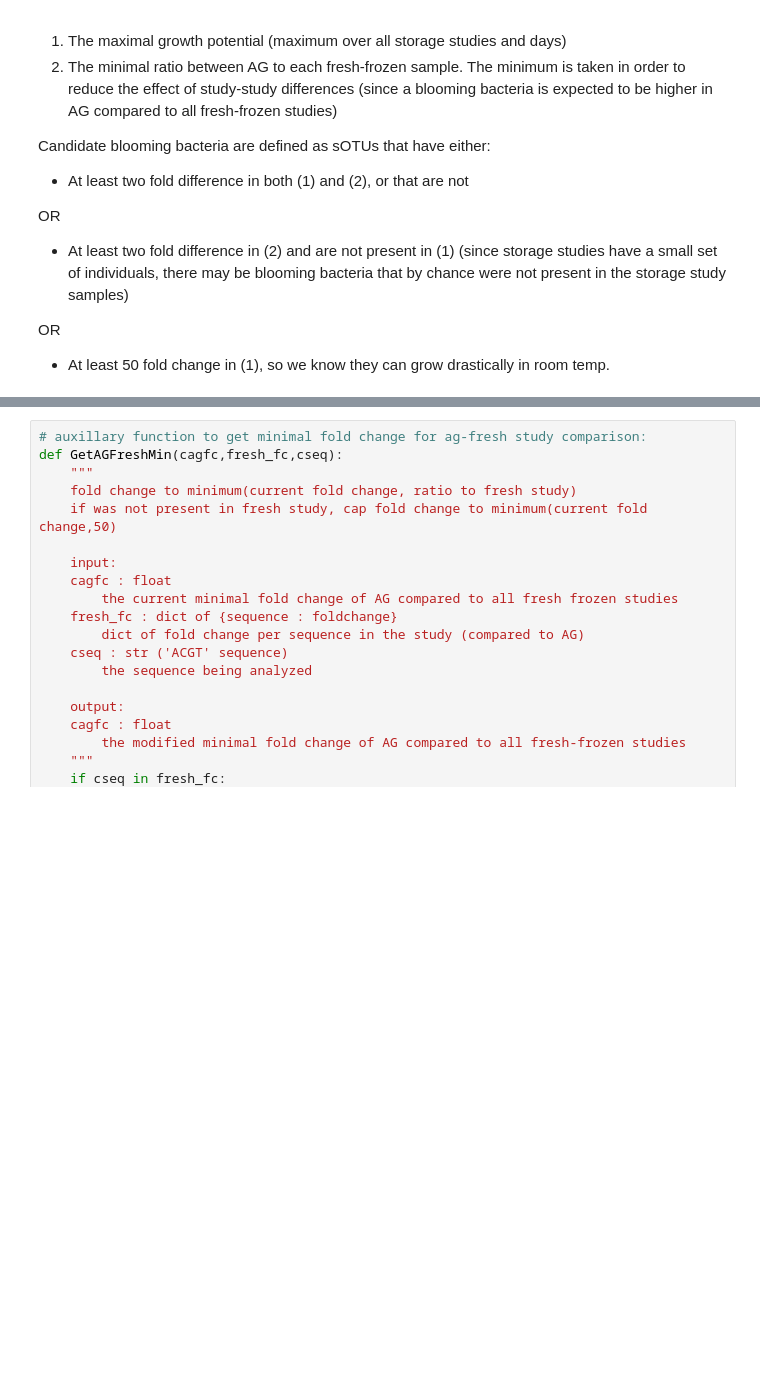
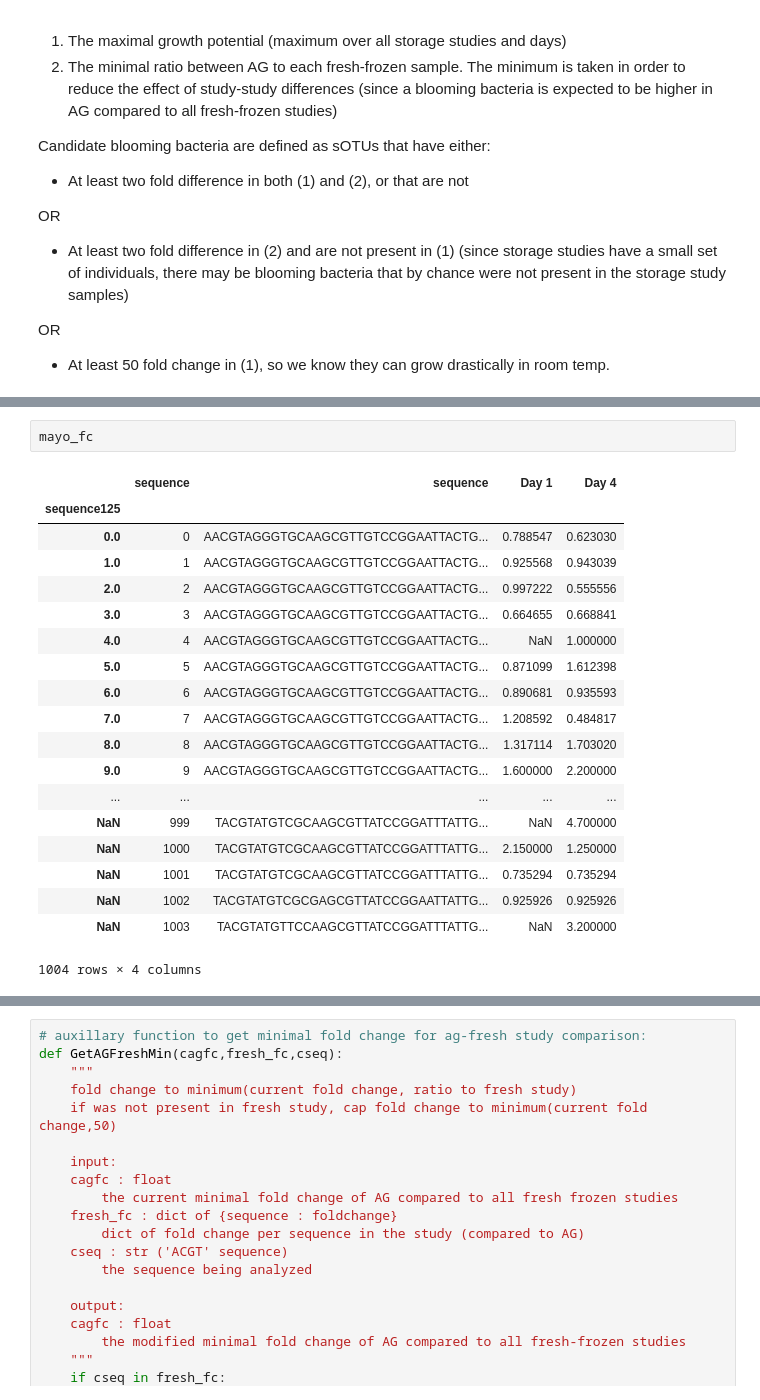
Before and after one commit to knightlab-analyses/bloom-analyses, a Jupyter notebook: ipynb/identify-the-candidate-blooming-bacteria.ipynb, the cells around one changed output, grey strips where cells are left out. Saved outputs shown, nothing was run; the diff lists cells and outputs as text; blank space fills up the shorter version.

```diff
--- a/ipynb/identify-the-candidate-blooming-bacteria.ipynb
+++ b/ipynb/identify-the-candidate-blooming-bacteria.ipynb
@@ -442,0 +483,22 @@ OR
+# %%
+mayo_fc
+# %% [output]
+|  | sequence | sequence | Day 1 | Day 4 |
+| sequence125 |  |  |  |  |
+| 0.0 | 0 | AACGTAGGGTGCAAGCGTTGTCCGGAATTACTG... | 0.788547 | 0.623030 |
+| 1.0 | 1 | AACGTAGGGTGCAAGCGTTGTCCGGAATTACTG... | 0.925568 | 0.943039 |
+| 2.0 | 2 | AACGTAGGGTGCAAGCGTTGTCCGGAATTACTG... | 0.997222 | 0.555556 |
+| 3.0 | 3 | AACGTAGGGTGCAAGCGTTGTCCGGAATTACTG... | 0.664655 | 0.668841 |
+| 4.0 | 4 | AACGTAGGGTGCAAGCGTTGTCCGGAATTACTG... | NaN | 1.000000 |
+| 5.0 | 5 | AACGTAGGGTGCAAGCGTTGTCCGGAATTACTG... | 0.871099 | 1.612398 |
+| 6.0 | 6 | AACGTAGGGTGCAAGCGTTGTCCGGAATTACTG... | 0.890681 | 0.935593 |
+| 7.0 | 7 | AACGTAGGGTGCAAGCGTTGTCCGGAATTACTG... | 1.208592 | 0.484817 |
+| 8.0 | 8 | AACGTAGGGTGCAAGCGTTGTCCGGAATTACTG... | 1.317114 | 1.703020 |
+| 9.0 | 9 | AACGTAGGGTGCAAGCGTTGTCCGGAATTACTG... | 1.600000 | 2.200000 |
+| ... | ... | ... | ... | ... |
+| NaN | 999 | TACGTATGTCGCAAGCGTTATCCGGATTTATTG... | NaN | 4.700000 |
+| NaN | 1000 | TACGTATGTCGCAAGCGTTATCCGGATTTATTG... | 2.150000 | 1.250000 |
+| NaN | 1001 | TACGTATGTCGCAAGCGTTATCCGGATTTATTG... | 0.735294 | 0.735294 |
+| NaN | 1002 | TACGTATGTCGCGAGCGTTATCCGGAATTATTG... | 0.925926 | 0.925926 |
+| NaN | 1003 | TACGTATGTTCCAAGCGTTATCCGGATTTATTG... | NaN | 3.200000 |
+1004 rows × 4 columns
```
Also changed, not shown: parts of 25 cells of this notebook.
